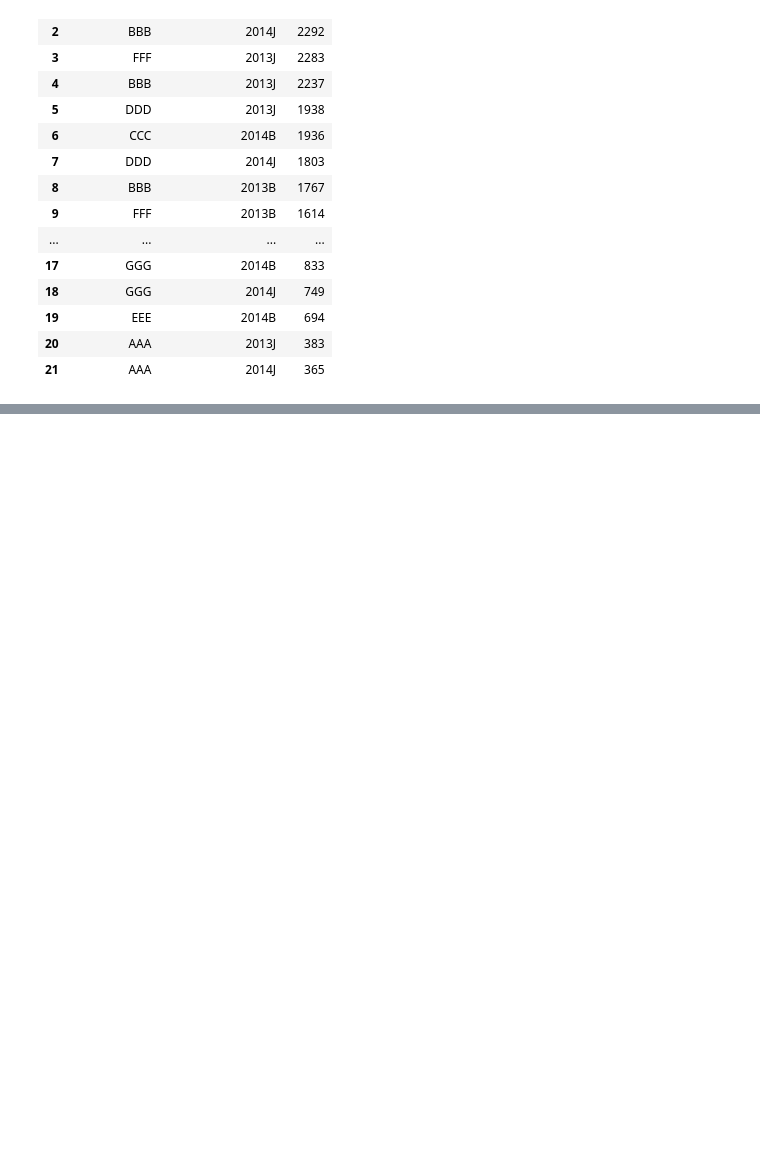
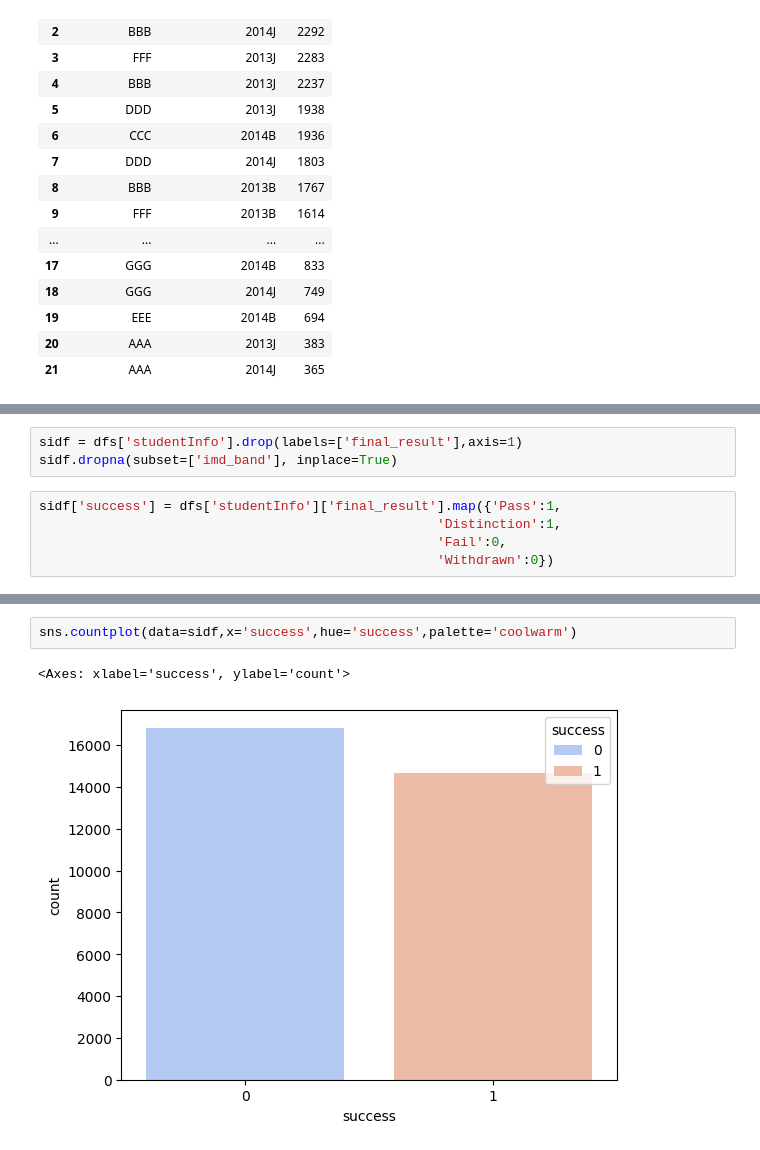
Before and after one commit to Peilong/JayQuery, a Jupyter notebook: notebooks/2026_05_20-EDA_Notebook-v1.ipynb, the cells around one changed output, grey strips where cells are left out. Cells and saved outputs as stored; diff of their text form; blank space fills up the shorter version.

```diff
--- a/notebooks/2026_05_20-EDA_Notebook-v1.ipynb
+++ b/notebooks/2026_05_20-EDA_Notebook-v1.ipynb
@@ -424,0 +457,8 @@ module_presentation_counts
+# %%
+sidf = dfs['studentInfo'].drop(labels=['final_result'],axis=1)
+sidf.dropna(subset=['imd_band'], inplace=True)
+# %%
+sidf['success'] = dfs['studentInfo']['final_result'].map({'Pass':1,
+                                                   'Distinction':1,
+                                                   'Fail':0,
+                                                   'Withdrawn':0})
@@ -424,0 +481,5 @@ module_presentation_counts
+# %%
+sns.countplot(data=sidf,x='success',hue='success',palette='coolwarm')
+# %% [output]
+<Axes: xlabel='success', ylabel='count'>
+[figure, added]
```
Also changed, not shown: parts of 51 cells of this notebook, 1 other file.
